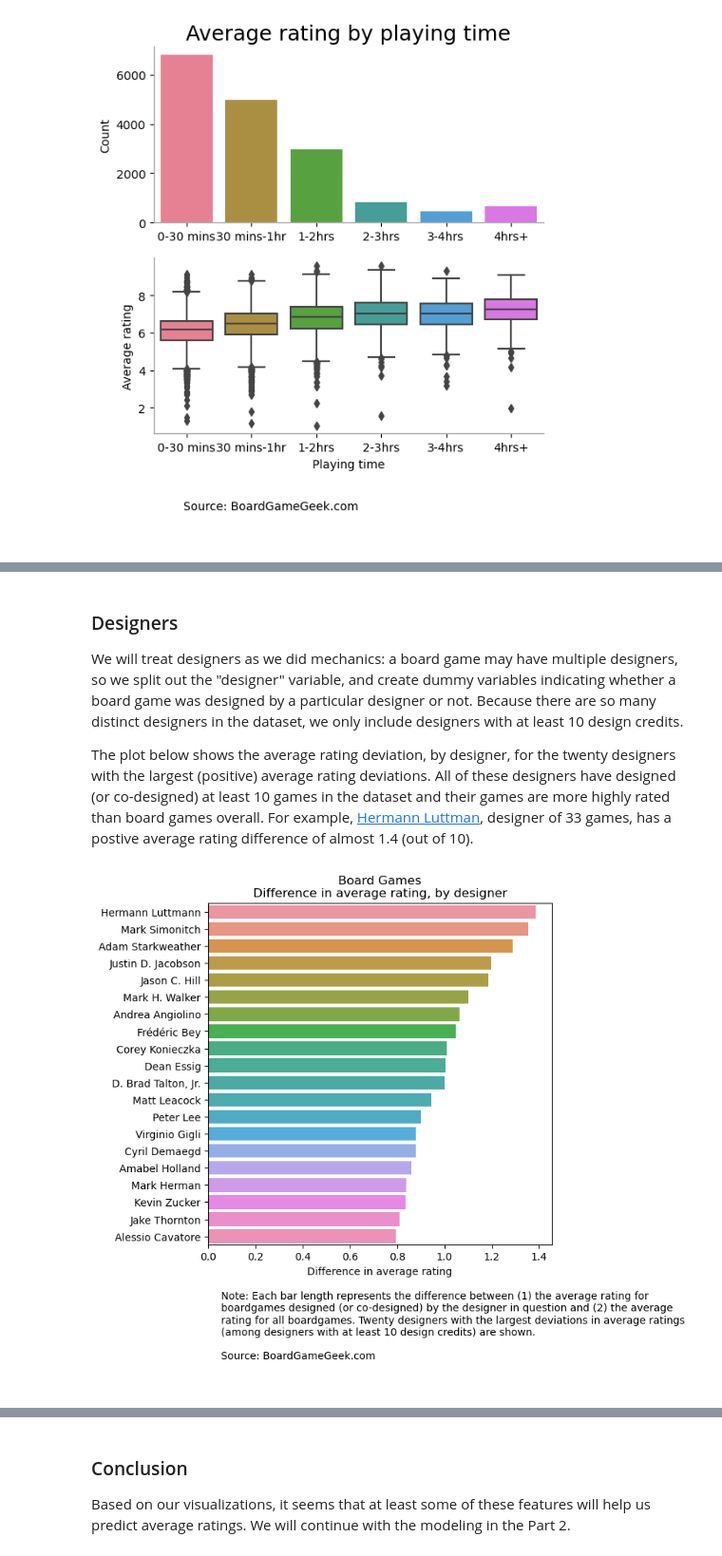
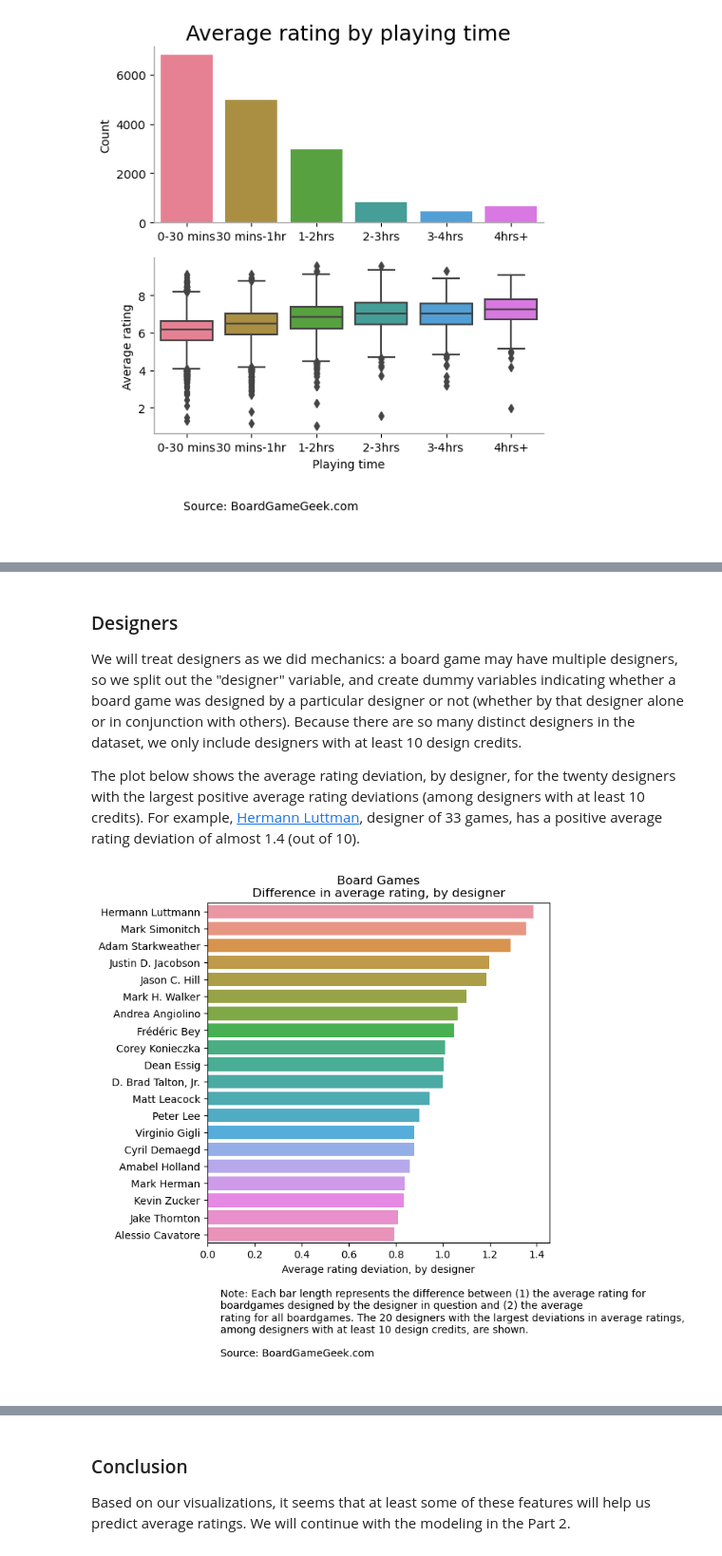
Before and after one commit to jeromematthewcelestine/tidytuesday, a Jupyter notebook: 2023-02-15-boardgames/TidyTuesday - Boardgames.ipynb, the cells around one changed output, grey strips where cells are left out. Shown: that part at 95% size. Cells and saved outputs as stored; diff of their text form; code cells hidden in the pictures.

```diff
--- a/2023-02-15-boardgames/TidyTuesday - Boardgames.ipynb
+++ b/2023-02-15-boardgames/TidyTuesday - Boardgames.ipynb
@@ -379,9 +375,9 @@ fig.tight_layout()
 # %% [markdown]
 ### Designers
 
-We will treat designers as we did mechanics: a board game may have multiple designers, so we split out the "designer" variable, and create dummy variables indicating whether a board game was designed by a particular designer or not. Because there are so many distinct designers in the dataset, we only include designers with at least 10 design credits.
+We will treat designers as we did mechanics: a board game may have multiple designers, so we split out the "designer" variable, and create dummy variables indicating whether a board game was designed by a particular designer or not (whether by that designer alone or in conjunction with others). Because there are so many distinct designers in the dataset, we only include designers with at least 10 design credits.
 
-The plot below shows the average rating deviation, by designer, for the twenty designers with the largest (positive) average rating deviations. All of these designers have designed (or co-designed) at least 10 games in the dataset and their games are more highly rated than board games overall. For example, [Hermann Luttman](https://boardgamegeek.com/boardgamedesigner/36105/hermann-luttmann/linkeditems/boardgamedesigner?pageid=1), designer of 33 games, has a postive average rating difference of almost 1.4 (out of 10).
+The plot below shows the average rating deviation, by designer, for the twenty designers with the largest positive average rating deviations (among designers with at least 10 credits). For example, [Hermann Luttman](https://boardgamegeek.com/boardgamedesigner/36105/hermann-luttmann/linkeditems/boardgamedesigner?pageid=1), designer of 33 games, has a positive average rating deviation of almost 1.4 (out of 10).
 # %%
 train_details_designer = split_out_column(train_details,
                                           "boardgamedesigner",
@@ -412,22 +408,22 @@ all_groupbys = all_groupbys.sort_values("diff_average", ascending = False)
 # %%
 fig, ax = plt.subplots(figsize = (6, 6))
 p1 = sns.barplot(data = all_groupbys[:20], y = "cat", x = "diff_average")
 temp = p1.set(title = "Board Games\nDifference in average rating, by designer",
-      xlabel = "Difference in average rating",
+      xlabel = "Average rating deviation, by designer",
       ylabel = "")
 
 footnote_text = f"""
     Note: Each bar length represents the difference between (1) the average rating for
-    boardgames designed (or co-designed) by the designer in question and (2) the average
-    rating for all boardgames. Twenty designers with the largest deviations in average ratings
-    (among designers with at least 10 design credits) are shown.
+    boardgames designed by the designer in question and (2) the average
+    rating for all boardgames in the dataset. The 20 designers with the largest deviations
+    in average ratings among designers with at least 10 design credits are plotted.
 
     Source: BoardGameGeek.com
 
 """
 temp = ax.annotate(footnote_text, xy = (0.0, -.1), xycoords = "axes fraction", ha = "left", va = "top")
 # %% [output]
-[figure, old version]
+[figure, new version]
 # %% [markdown]
 ### Publishers
 
```
Also changed, not shown: parts of 15 cells of this notebook, 34 other files.
